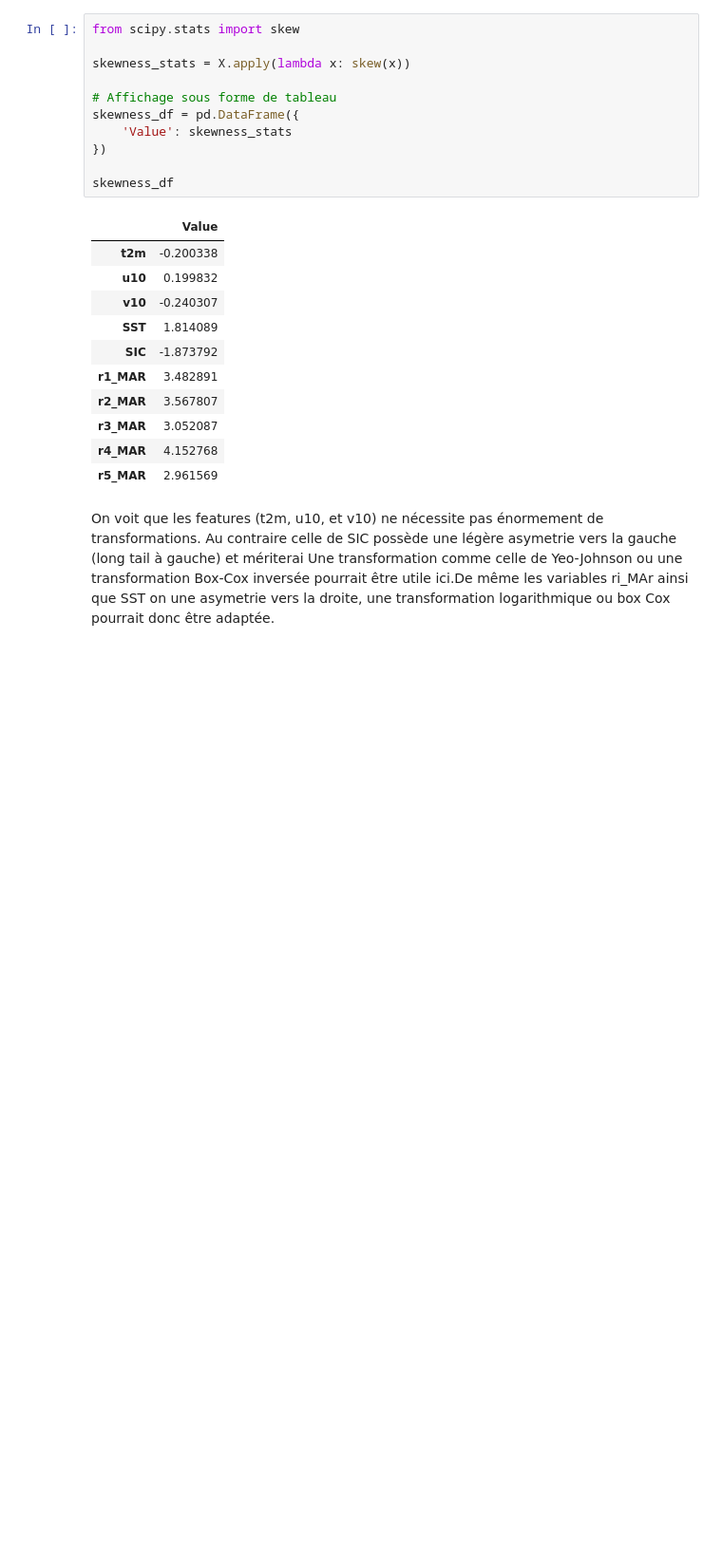
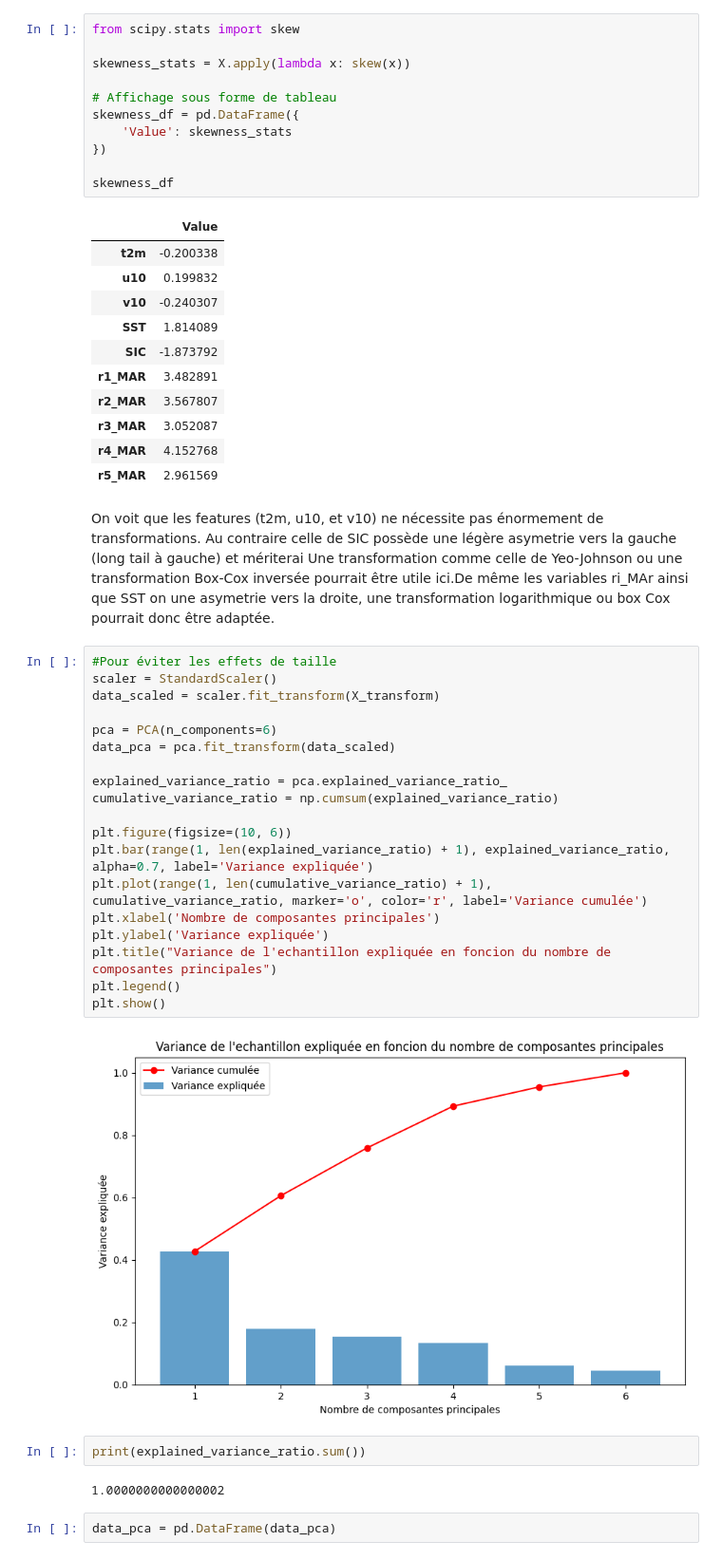
Before and after one commit to HugoKD/ML, a Jupyter notebook: SoutenanceMAL.ipynb, the cells around one changed output. Shown: that part at 95% size. Saved outputs shown, nothing was run; the diff lists cells and outputs as text; blank space fills up the shorter version.

```diff
--- a/SoutenanceMAL.ipynb
+++ b/SoutenanceMAL.ipynb
@@ -227,3 +226,30 @@ skewness_df
 | r5_MAR | 2.961569 |
 # %% [markdown]
 On voit que les features (t2m, u10, et v10) ne nécessite pas énormement de transformations. Au contraire celle de SIC possède une légère asymetrie vers la gauche (long tail à gauche) et mériterai Une transformation comme celle de Yeo-Johnson ou une transformation Box-Cox inversée pourrait être utile ici.De même les variables ri_MAr ainsi que SST on une asymetrie vers la droite, une transformation logarithmique ou box Cox pourrait donc être adaptée.
+# %%
+#Pour éviter les effets de taille
+scaler = StandardScaler()
+data_scaled = scaler.fit_transform(X_transform)
+
+pca = PCA(n_components=6)
+data_pca = pca.fit_transform(data_scaled)
+
+explained_variance_ratio = pca.explained_variance_ratio_
+cumulative_variance_ratio = np.cumsum(explained_variance_ratio)
+
+plt.figure(figsize=(10, 6))
+plt.bar(range(1, len(explained_variance_ratio) + 1), explained_variance_ratio, alpha=0.7, label='Variance expliquée')
+plt.plot(range(1, len(cumulative_variance_ratio) + 1), cumulative_variance_ratio, marker='o', color='r', label='Variance cumulée')
+plt.xlabel('Nombre de composantes principales')
+plt.ylabel('Variance expliquée')
+plt.title("Variance de l'echantillon expliquée en foncion du nombre de composantes principales")
+plt.legend()
+plt.show()
+# %% [output]
+[figure, added]
+# %%
+print(explained_variance_ratio.sum())
+# %% [output]
+1.0000000000000002
+# %%
+data_pca = pd.DataFrame(data_pca)
```
Also changed, not shown: parts of 19 cells of this notebook.
